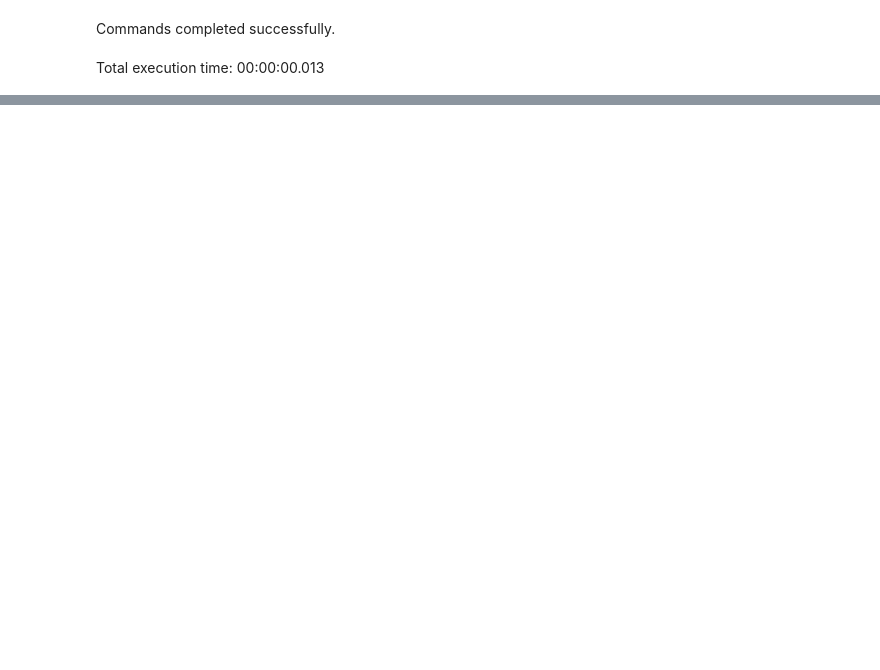
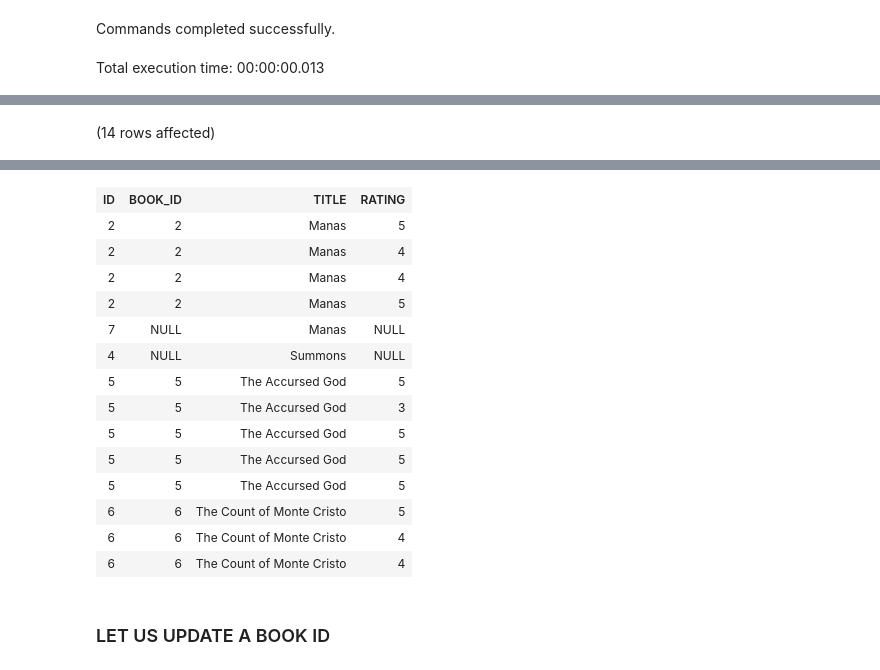
Before and after one commit to vivekduttamishra/202407-g7cr-sqlserver, a Jupyter notebook: books_reviews_02.ipynb, the cells around one changed output, grey strips where cells are left out. Drawn from its saved outputs; the diff is of its cells as text; code cells hidden in the pictures; blank space fills up the shorter version.

```diff
--- a/books_reviews_02.ipynb
+++ b/books_reviews_02.ipynb
@@ -347,0 +731,16 @@ Total execution time: 00:00:00.012
+# %%
+SELECT
+    BOOKS.ID AS ID,
+    BOOK_ID,
+    TITLE,
+    RATING
+FROM
+    BOOKS
+FULL JOIN
+    REVIEWS
+ON
+    BOOKS.ID=BOOK_ID
+ORDER BY
+    TITLE
+# %% [output]
+(14 rows affected)
@@ -347,0 +748,17 @@ Total execution time: 00:00:00.012
+| ID | BOOK_ID | TITLE | RATING |
+| 2 | 2 | Manas | 5 |
+| 2 | 2 | Manas | 4 |
+| 2 | 2 | Manas | 4 |
+| 2 | 2 | Manas | 5 |
+| 7 | NULL | Manas | NULL |
+| 4 | NULL | Summons | NULL |
+| 5 | 5 | The Accursed God | 5 |
+| 5 | 5 | The Accursed God | 3 |
+| 5 | 5 | The Accursed God | 5 |
+| 5 | 5 | The Accursed God | 5 |
+| 5 | 5 | The Accursed God | 5 |
+| 6 | 6 | The Count of Monte Cristo | 5 |
+| 6 | 6 | The Count of Monte Cristo | 4 |
+| 6 | 6 | The Count of Monte Cristo | 4 |
+# %% [markdown]
+### LET US UPDATE A BOOK ID
```
Also changed, not shown: parts of 42 cells of this notebook, 3 other files.
